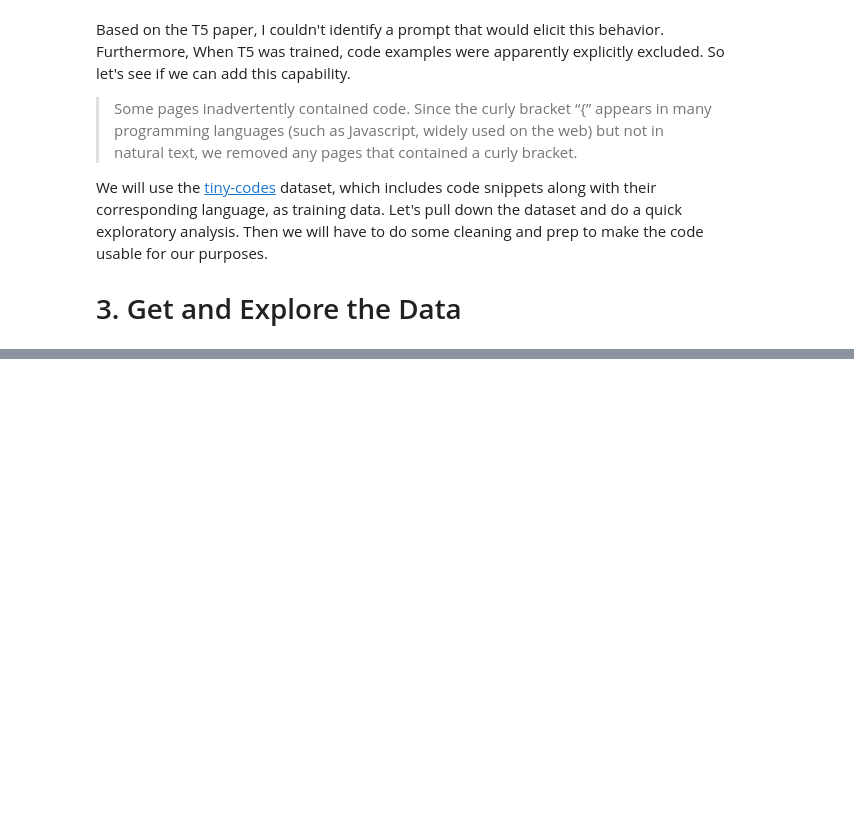
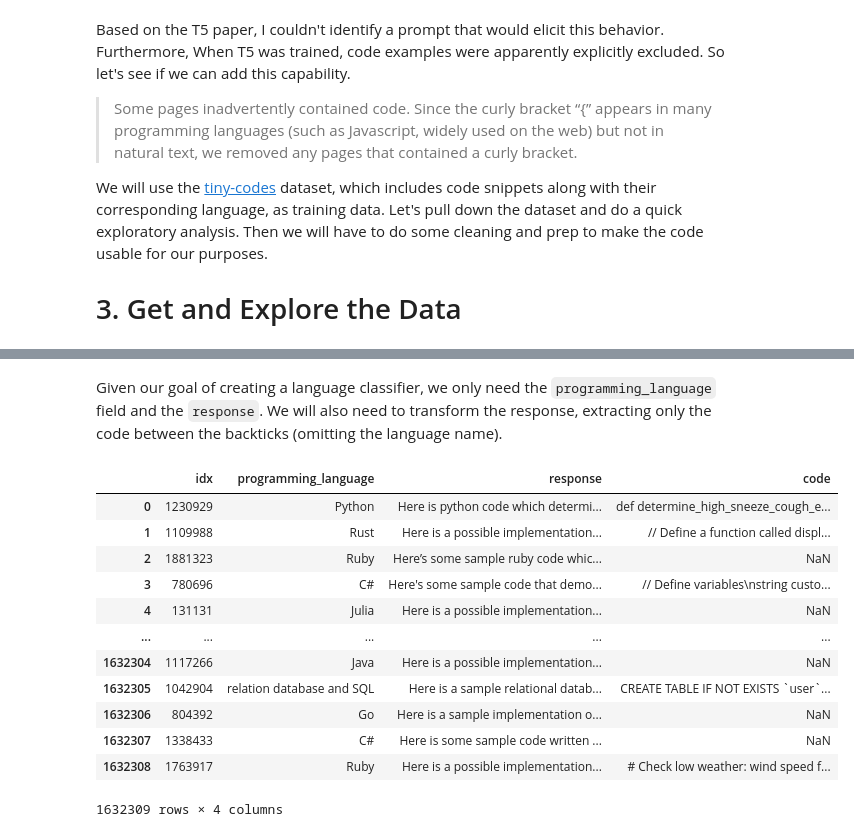
Before and after one commit to djliden/notebooks, a Jupyter notebook: 1. T5-Small on Single GPU.ipynb, the cells around one changed output, grey strips where cells are left out. Saved outputs shown, nothing was run; the diff lists cells and outputs as text; code cells hidden in the pictures; blank space fills up the shorter version.

Commit message:
adds dataset preprocessing

````diff
--- a/1. T5-Small on Single GPU.ipynb
+++ b/1. T5-Small on Single GPU.ipynb
@@ -128,0 +148,31 @@ plt.show()
+# %% [markdown]
+Given our goal of creating a language classifier, we only need the `programming_language` field and the `response`. We will also need to transform the response, extracting only the code between the backticks (omitting the language name).
+# %%
+import datasets
+
+def preprocess_tinycodes(tinycodes: datasets.DatasetDict):
+    tinycodes_subset = tinycodes["train"].to_pandas()[
+        ["idx", "programming_language", "response"]
+    ]
+    # Extract code from response
+    tinycodes_subset["code"] = tinycodes_subset["response"].str.extract(
+        r"```[a-zA-Z+#]*\s+([\s\S]*?)```", expand=False
+    )
+    return tinycodes_subset
+# %%
+data_test = preprocess_tinycodes(tinycodes)
+data_test
+# %% [output]
+|  | idx | programming_language | response | code |
+| 0 | 1230929 | Python | Here is python code which determi... | def determine_high_sneeze_cough_e... |
+| 1 | 1109988 | Rust | Here is a possible implementation... | // Define a function called displ... |
+| 2 | 1881323 | Ruby | Here’s some sample ruby code whic... | NaN |
+| 3 | 780696 | C# | Here's some sample code that demo... | // Define variables\nstring custo... |
+| 4 | 131131 | Julia | Here is a possible implementation... | NaN |
+| ... | ... | ... | ... | ... |
+| 1632304 | 1117266 | Java | Here is a possible implementation... | NaN |
+| 1632305 | 1042904 | relation database and SQL | Here is a sample relational datab... | CREATE TABLE IF NOT EXISTS `user`... |
+| 1632306 | 804392 | Go | Here is a sample implementation o... | NaN |
+| 1632307 | 1338433 | C# | Here is some sample code written ... | NaN |
+| 1632308 | 1763917 | Ruby | Here is a possible implementation... | # Check low weather: wind speed f... |
+1632309 rows × 4 columns
````
Also changed, not shown: parts of 10 cells of this notebook, 1 other file.
